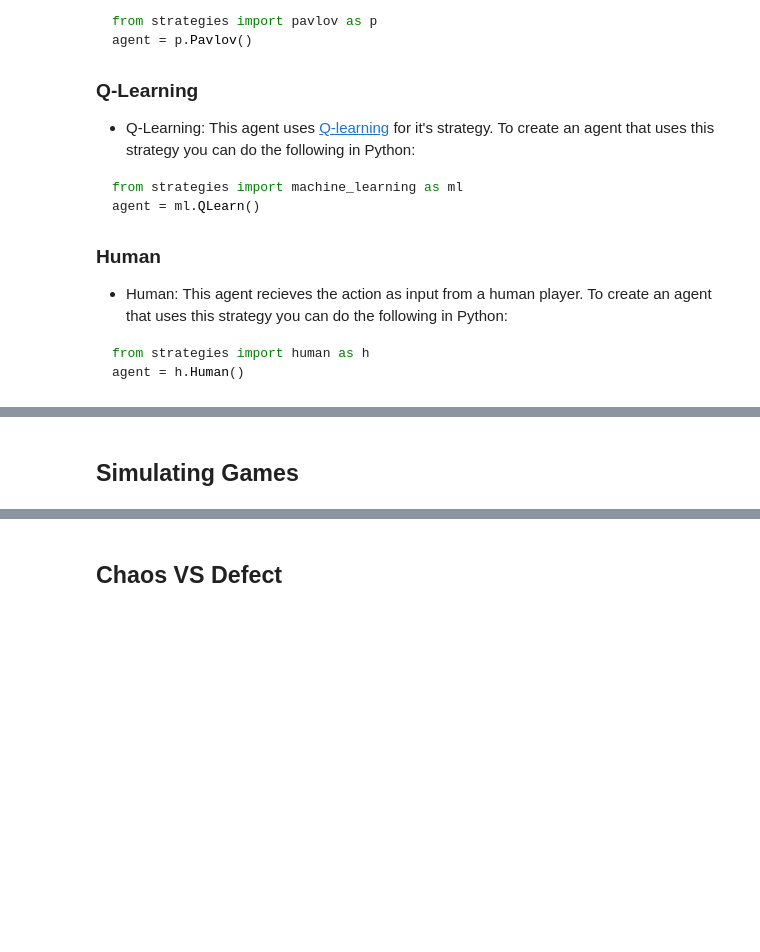
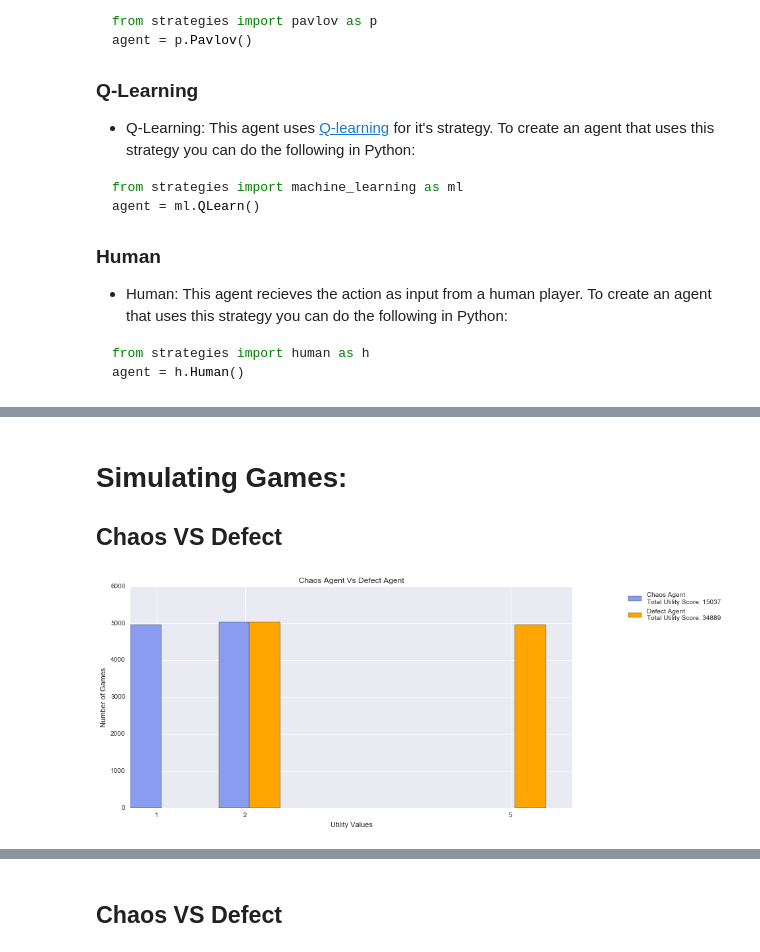
Before and after one commit to Quantumgame/INFO597-DeepLearning-GameTheory, a Jupyter notebook: basicGames/Basic Games.ipynb, the cells around one changed output, grey strips where cells are left out. Saved outputs shown, nothing was run; the diff lists cells and outputs as text; code cells hidden in the pictures; blank space fills up the shorter version.

```diff
--- a/basicGames/Basic Games.ipynb
+++ b/basicGames/Basic Games.ipynb
@@ -83,2 +78,21 @@ ImportError: No module named 'plotly'
+# %%
+%matplotlib inline
+from collections import Counter
+import matplotlib.pyplot as plt
+import seaborn as sns
+import numpy as np
+sns.set()
+
+# Importing Games
+from game_types import PrisonersDilemma
+from game_types import Coordination
+
+# Importing Strategies
+from strategies import chaos as c
+from strategies import defect as d
+from strategies import machine_learning as ml
+from strategies import pavlov as p
+from strategies import grim as g
 # %% [markdown]
-## Simulating Games
+# Simulating Games:
+## Chaos VS Defect
@@ -92,0 +99,39 @@ from strategies import pavlov as p
+# %%
+# Create agents and play the game for 10000 iteratations
+agent1 = c.Chaos()
+agent2 = d.Defect()
+game = PrisonersDilemma(agent1, agent2)
+game.play(10000)
+
+# Grab Data
+agent1_util_vals = Counter(game.data['A'])
+agent2_util_vals = Counter(game.data['B'])
+
+a1_total_score = sum(game.data['A'])
+a2_total_score = sum(game.data['B'])
+
+
+# Plot the results
+x1, y1, x2, y2 = [], [], [], []
+
+for i, j in zip(agent1_util_vals, agent2_util_vals):
+    x1.append(i)
+    y1.append(agent1_util_vals[i])
+    x2.append(j)
+    y2.append(agent2_util_vals[j])
+
+fig, ax = plt.subplots(figsize=(12,6))
+width = 0.35
+a1 = ax.bar(x1, y1, width, color='#8A9CEF')
+a2 = ax.bar(np.asarray(x2)+width, y2, width, color='orange')
+
+_ = ax.set_title('Chaos Agent Vs Defect Agent')
+_ = ax.set_ylabel('Number of Games')
+_ = ax.set_xlabel('Utility Values')
+ax.set_xticks(np.add([1,2,5],width-.05))
+_ = ax.set_xticklabels(('1', '2', '5'))
+_ = ax.legend((a1[0], a2[0]), ('Chaos Agent\nTotal Utility Score: {}'.format(str(a1_total_score)),
+                           'Defect Agent\nTotal Utility Score: {}'.format(str(a2_total_score))), loc=1, bbox_to_anchor=(1.35, 1))
+plt.show()
+# %% [output]
+[figure, added]
```
Also changed, not shown: parts of 34 cells of this notebook.
